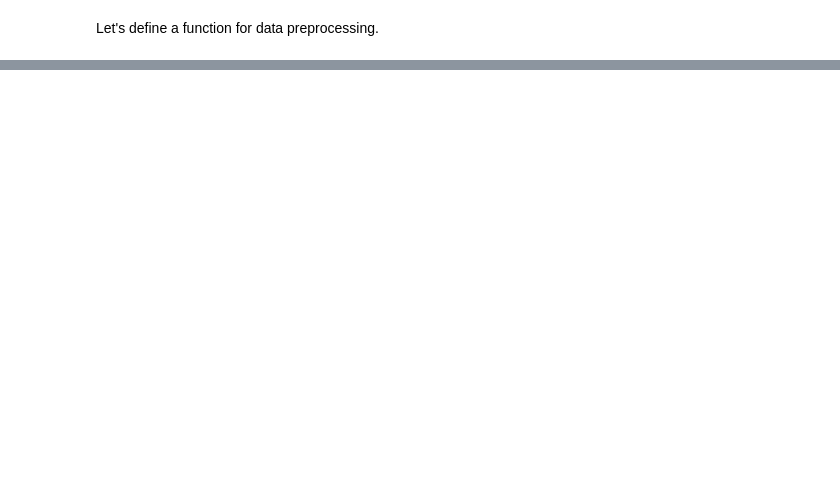
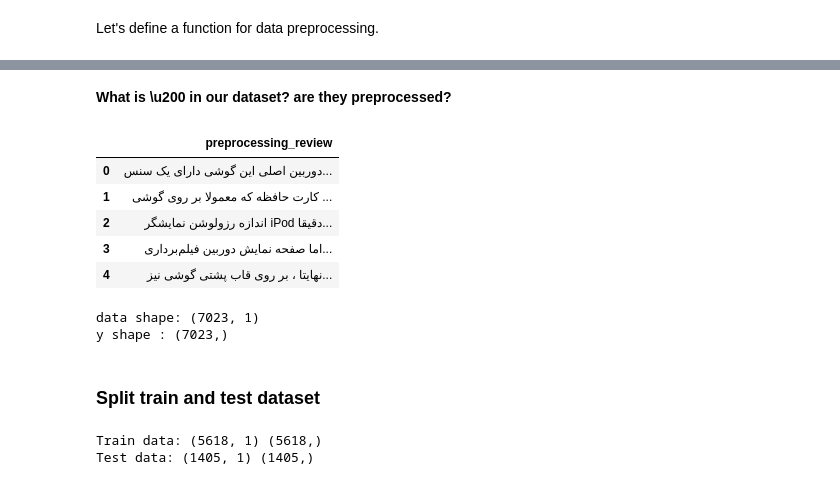
Before and after one commit to ZahraDehghani99/AI-Internship, a Jupyter notebook: Phase04-NLP-with-ML/Sentiment_Analysis_Product_Review.ipynb, the cells around one changed output, grey strips where cells are left out. Cells and saved outputs as stored; diff of their text form; code cells hidden in the pictures; blank space fills up the shorter version.

Commit message:
Split train and test dataset.

```diff
--- a/Phase04-NLP-with-ML/Sentiment_Analysis_Product_Review.ipynb
+++ b/Phase04-NLP-with-ML/Sentiment_Analysis_Product_Review.ipynb
@@ -174,0 +261,32 @@ def data_preprocessing(review):
+# %% [markdown]
+**What is \u200 in our dataset? are they preprocessed?**
+# %%
+data = df.copy()
+y = data['label'].values
+data.drop(labels=['review', 'label'], axis=1, inplace=True) # remove useless columns
+
+data.head()
+# %% [output]
+|  | preprocessing_review |
+| 0 | دوربین اصلی این گوشی دارای یک سنس... |
+| 1 | کارت حافظه که معمولا بر روی گوشی ... |
+| 2 | اندازه رزولوشن نمایشگر iPod دقیقا... |
+| 3 | اما صفحه نمایش دوربین فیلم‌برداری... |
+| 4 | نهایتا ، بر روی قاب پشتی گوشی نیز... |
+# %%
+print(f'data shape: {data.shape}')
+print(f'y shape : {y.shape}')
+# %% [output]
+data shape: (7023, 1)
+y shape : (7023,)
+# %% [markdown]
+### Split train and test dataset
+# %%
+from sklearn.model_selection import train_test_split
+
+X_train, X_test, y_train, y_test = train_test_split(data, y, test_size=0.2, stratify=y)
+print(f'Train data: {X_train.shape} {y_train.shape}')
+print(f'Test data: {X_test.shape} {y_test.shape}')
+# %% [output]
+Train data: (5618, 1) (5618,)
+Test data: (1405, 1) (1405,)
```
Also changed, not shown: parts of 18 cells of this notebook.
